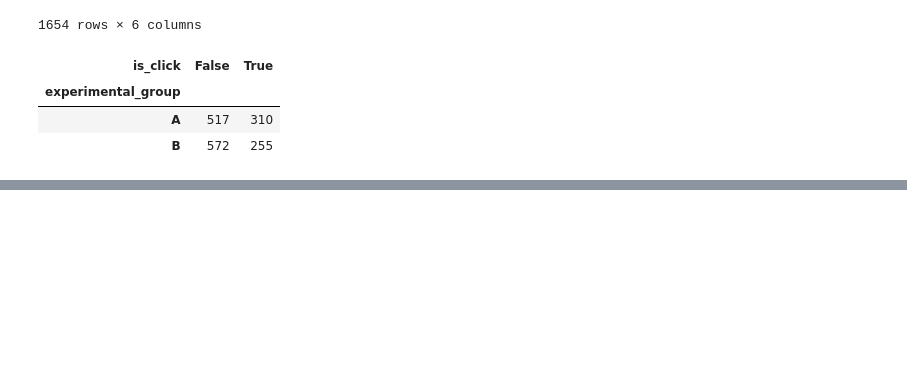
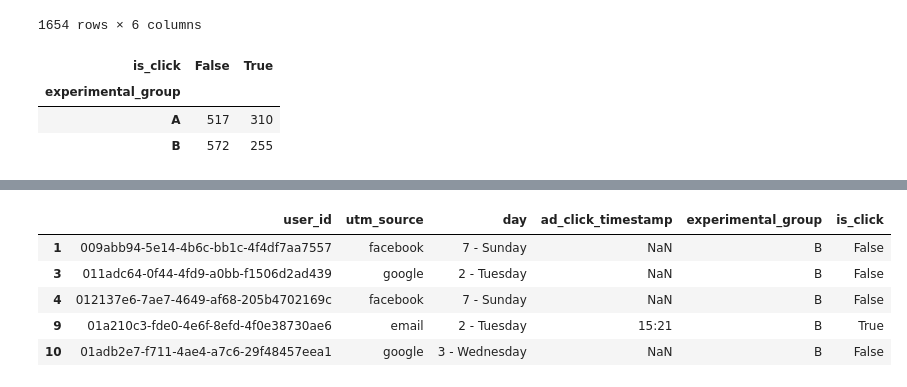
Before and after one commit to anwarrahim/Portfolio_Projects, a Jupyter notebook: 6) A-B testing for showfly.com/AB_testing_showfly.com.ipynb, the cells around one changed output, grey strips where cells are left out. Drawn from its saved outputs; the diff is of its cells as text; code cells hidden in the pictures; blank space fills up the shorter version.

```diff
--- a/6) A-B testing for showfly.com/AB_testing_showfly.com.ipynb
+++ b/6) A-B testing for showfly.com/AB_testing_showfly.com.ipynb
@@ -195,0 +208,12 @@ ab_testing_AB_pivot
+# %%
+#dataframe for B group
+b_clicks = ad_clicks[ad_clicks.experimental_group == 'B']
+# %%
+b_clicks.head()
+# %% [output]
+|  | user_id | utm_source | day | ad_click_timestamp | experimental_group | is_click |
+| 1 | 009abb94-5e14-4b6c-bb1c-4f4df7aa7557 | facebook | 7 - Sunday | NaN | B | False |
+| 3 | 011adc64-0f44-4fd9-a0bb-f1506d2ad439 | google | 2 - Tuesday | NaN | B | False |
+| 4 | 012137e6-7ae7-4649-af68-205b4702169c | facebook | 7 - Sunday | NaN | B | False |
+| 9 | 01a210c3-fde0-4e6f-8efd-4f0e38730ae6 | email | 2 - Tuesday | 15:21 | B | True |
+| 10 | 01adb2e7-f711-4ae4-a7c6-29f48457eea1 | google | 3 - Wednesday | NaN | B | False |
```
Also changed, not shown: parts of 11 cells of this notebook.
